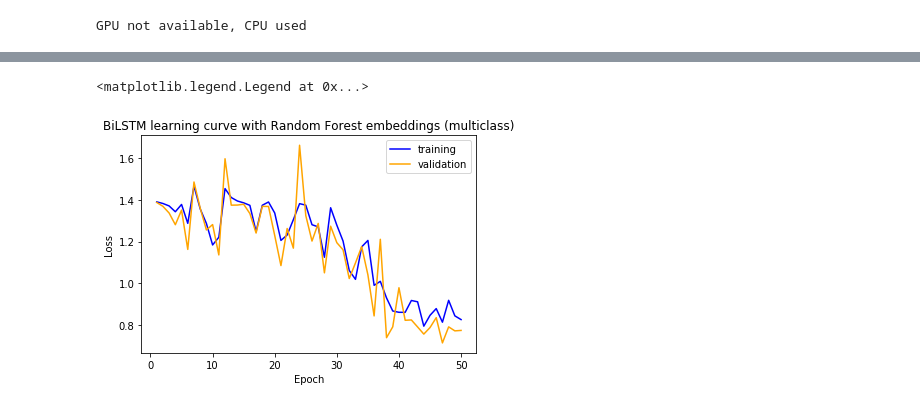
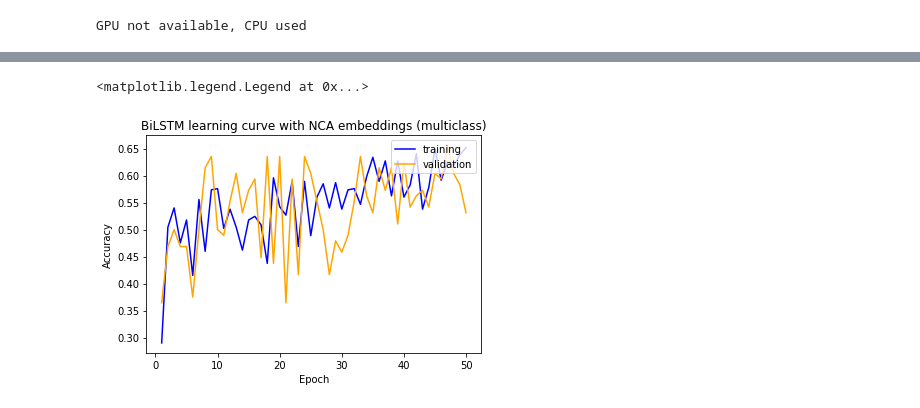
Before and after one commit to PosoSAgapo/NER-with-EEG-and-ET, a Jupyter notebook: task_prediction.ipynb, the cells around one changed output, grey strips where cells are left out. Saved outputs shown, nothing was run; the diff lists cells and outputs as text; code cells hidden in the pictures.

Commit message:
Added multi-class embeddings and bi-LSTM for multi-class classification

```diff
--- a/task_prediction.ipynb
+++ b/task_prediction.ipynb
@@ -152,12 +294,6 @@ model.to(device)
 # compute class weights for multiclass classification problem
 weights = torch.from_numpy(class_weight.compute_class_weight('balanced', np.unique(y_train_multi), y_train_multi.numpy()))
 
-# binary cross entropy for binary classification task; cross-entropy loss for multiclass
+# binary cross-entropy for binary classification task, cross-entropy loss for multiclass
 criterion = loss_func(classification, weight = weights)
-optimizer = get_optim(model, lr, classification)
+optimizer = get_optim(model, lr)
-# %%
-epochs = 10 if classification == 'binary' else 50
-counter = 0
-print_every = 10
-clip = 5
-valid_loss_min = np.Inf
@@ -309,0 +300,6 @@ Test F1-score: 48.732%
+# %%
+train_loader = train_loader_nca_multi
+val_loader = val_loader_nca_multi
+test_loader = test_loader_nca_multi
+# %%
+train_losses, train_accs, train_f1_scores, val_losses, val_accs, val_f1_scores, model = fit(model, criterion, optimizer, train_loader, val_loader, classification, epochs)
@@ -342,10 +416,10 @@ plt.legend(['training', 'validation'], loc='upper right')
 # %%
-plt.plot(range(1,51), train_losses, color='blue')
-plt.plot(range(1,51), val_losses, color='orange')
-plt.title("BiLSTM learning curve with Random Forest embeddings (multiclass)")
-plt.ylabel('Loss')
+plt.plot(range(1,51), train_accs, color='blue')
+plt.plot(range(1,51), val_accs, color='orange')
+plt.title("BiLSTM learning curve with NCA embeddings (multiclass)")
+plt.ylabel('Accuracy')
 plt.xlabel('Epoch')
 plt.legend(['training', 'validation'], loc='upper right')
 # %% [output]
 <matplotlib.legend.Legend at 0x...>
-[figure, old version]
+[figure, new version]
```
Also changed, not shown: parts of 51 cells of this notebook, 2 other files.
